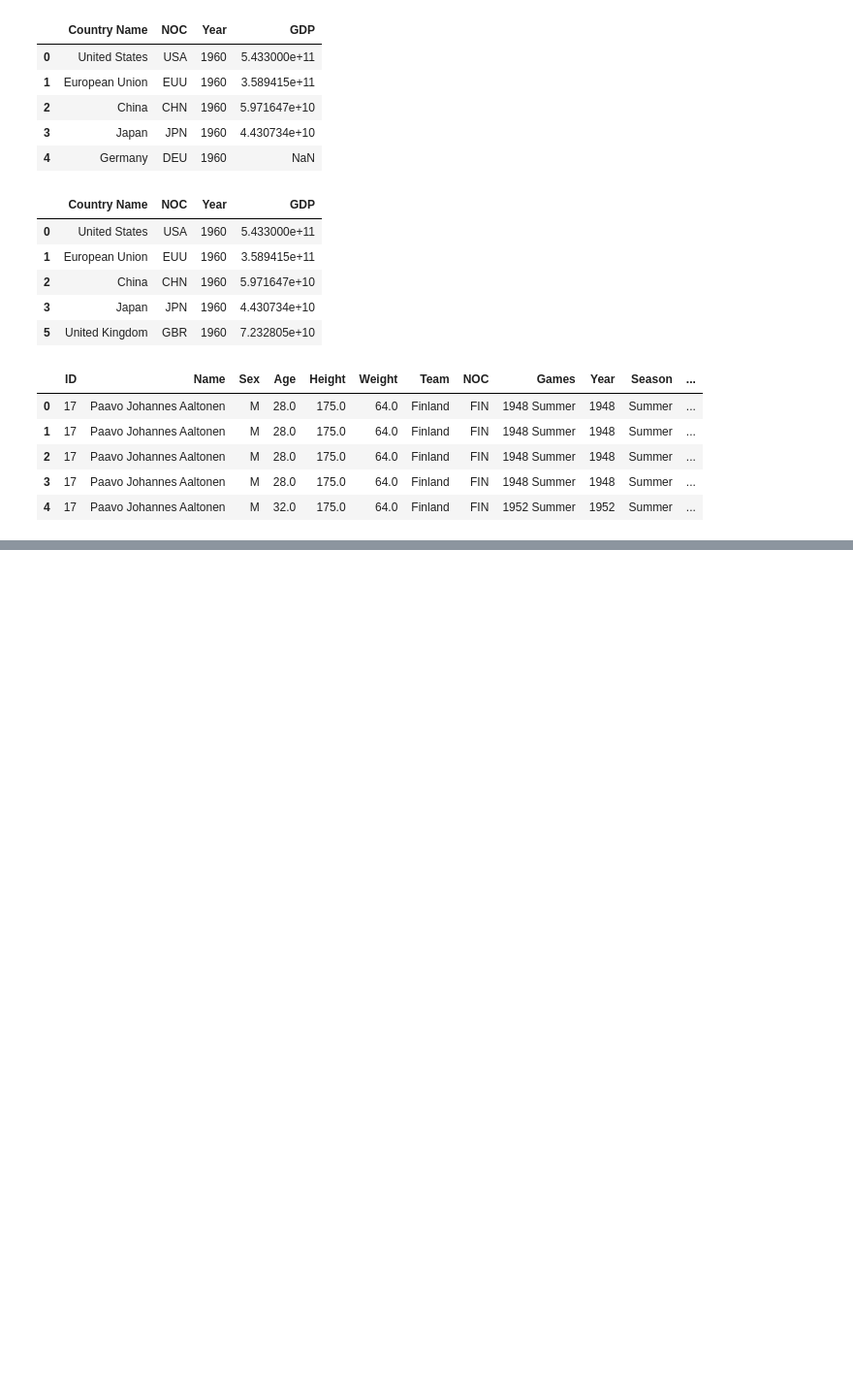
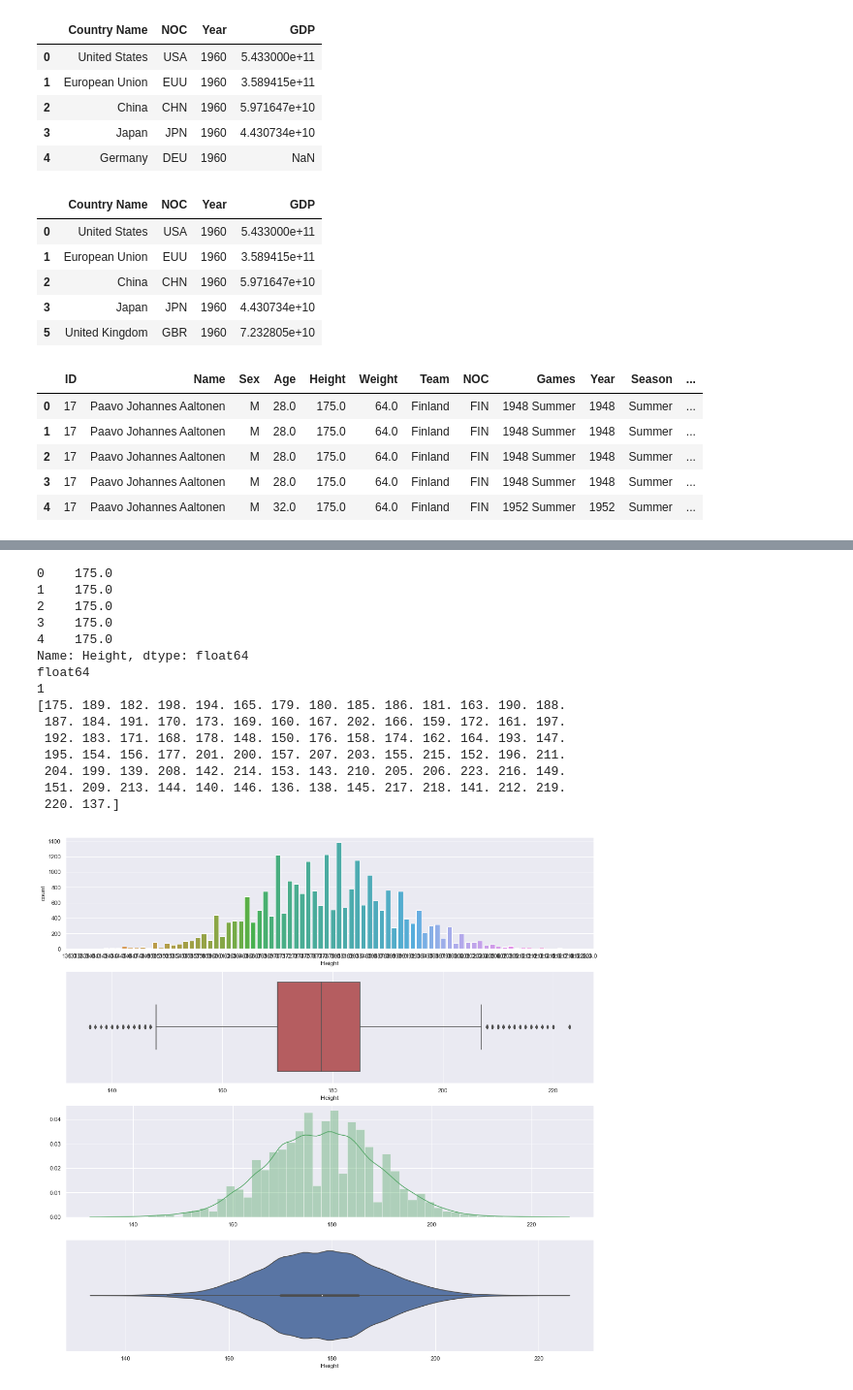
Before and after one commit to leo-evo/CV0003_MiniProj, a Jupyter notebook: OLYMPICS.ipynb, the cells around one changed output, grey strips where cells are left out. Shown at 97% size. Drawn from its saved outputs; the diff is of its cells as text; code cells hidden in the pictures; blank space fills up the shorter version.

```diff
--- a/OLYMPICS.ipynb
+++ b/OLYMPICS.ipynb
@@ -254,0 +289,11 @@ olympics.head()
+# %%
+medal_list = list(events.Medal)
+medal_values = []
+for i in range(len(medal_list)):
+    if medal_list[i] == 'Gold':
+        medal_values.append(1)
+    elif medal_list[i] == 'Silver':
+        medal_values.append(1)
+    else:
+        medal_values.append(1)
+print(medal_values)
@@ -254,0 +318,17 @@ olympics.head()
+# %%
+# Sets dataframe of single variables.
+# Inputs: dataset = variable name of main datasets; var = variable name of variable to be explored.
+def olympics_var(dataset, var):
+    i = pd.DataFrame(dataset[var])
+    print(dataset[var].head())
+    print(dataset[var].dtypes)
+    print(len([var]))
+    print(dataset[var].unique())
+    if dataset[var].dtypes == "int64" or "float64":
+        j = i.dropna()
+        f, axes = plt.subplots(4, 1, figsize=(18, 18))
+        sb.catplot(x = var, data = j, kind = 'count', height = 8, ax = axes[0])
+        sb.boxplot(y = var, data = j, orient = "h", color = 'r', ax = axes[1])
+        sb.distplot(j, color = 'g', ax = axes[2])
+        sb.violinplot(x = var, data = j, color = 'b', ax = axes[3])
+    return i
@@ -254,0 +340,19 @@ olympics.head()
+# %%
+olympics_height = olympics_var(olympics, "Height")
+# %% [output]
+0    175.0
+1    175.0
+2    175.0
+3    175.0
+4    175.0
+Name: Height, dtype: float64
+float64
+1
+[175. 189. 182. 198. 194. 165. 179. 180. 185. 186. 181. 163. 190. 188.
+ 187. 184. 191. 170. 173. 169. 160. 167. 202. 166. 159. 172. 161. 197.
+ 192. 183. 171. 168. 178. 148. 150. 176. 158. 174. 162. 164. 193. 147.
+ 195. 154. 156. 177. 201. 200. 157. 207. 203. 155. 215. 152. 196. 211.
+ 204. 199. 139. 208. 142. 214. 153. 143. 210. 205. 206. 223. 216. 149.
+ 151. 209. 213. 144. 140. 146. 136. 138. 145. 217. 218. 141. 212. 219.
+ 220. 137.]
+[figure, added]
```
Also changed, not shown: parts of 19 cells of this notebook.
